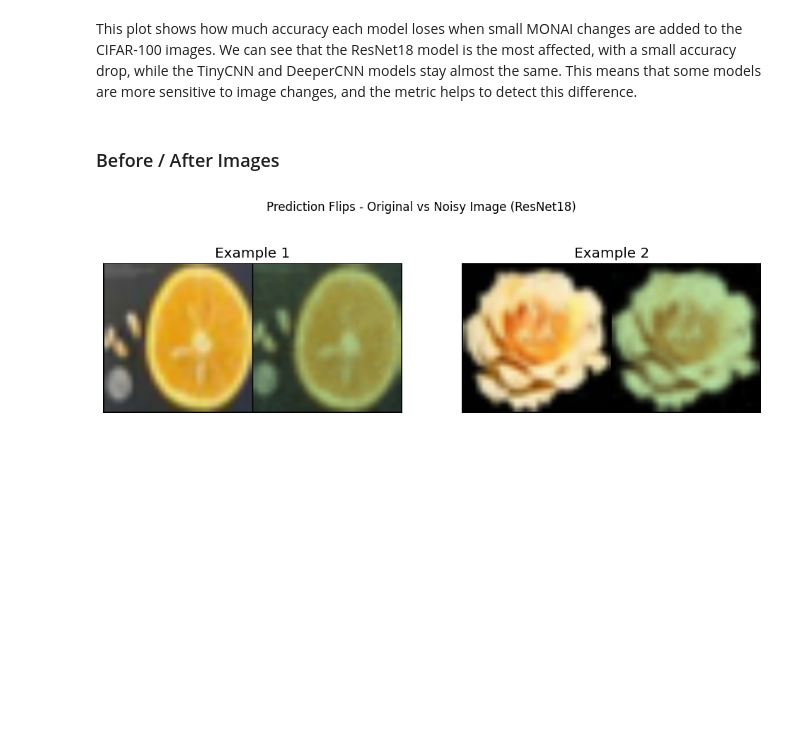
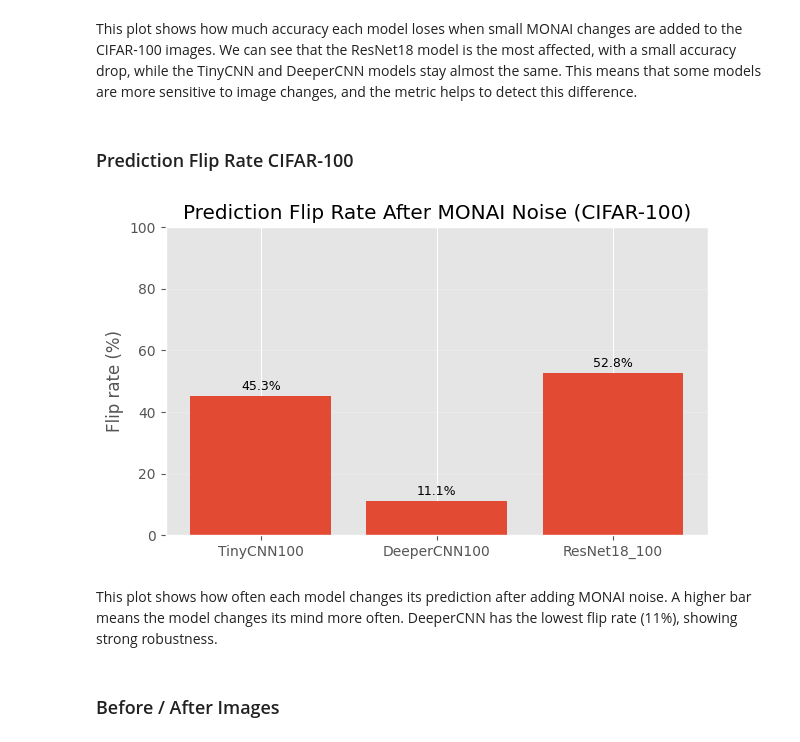
Before and after one commit to meyers-kim/AI-and-Cybersecurity-Project, a Jupyter notebook: acs_results.ipynb, the cells around one changed output. Drawn from its saved outputs; the diff is of its cells as text; code cells hidden in the pictures; blank space fills up the shorter version.

```diff
--- a/acs_results.ipynb
+++ b/acs_results.ipynb
@@ -143,19 +143,28 @@ plt.show()
 # %% [markdown]
 This plot shows how much accuracy each model loses when small MONAI changes are added to the CIFAR-100 images. We can see that the ResNet18 model is the most affected, with a small accuracy drop, while the TinyCNN and DeeperCNN models stay almost the same. This means that some models are more sensitive to image changes, and the metric helps to detect this difference.
+# %% [markdown]
+### Prediction Flip Rate CIFAR-100
+# %%
+flip_rate = (1.0 - cifar_df["acs"].values) * 100.0
+
+plt.figure(figsize=(7,4))
+bars = plt.bar(cifar_df["model"], flip_rate)
+
+plt.ylabel("Flip rate (%)")
+plt.title("Prediction Flip Rate After MONAI Noise (CIFAR-100)")
+plt.ylim(0, 100)
+plt.grid(axis="y", alpha=0.2)
+
+for bar, v in zip(bars, flip_rate):
+    plt.text(bar.get_x() + bar.get_width()/2, v + 1, f"{v:.1f}%",
+             ha="center", va="bottom", fontsize=9)
+
+plt.show()
+# %% [output]
+[figure, added]
+# %% [markdown]
+This plot shows how often each model changes its prediction after adding MONAI noise.
+A higher bar means the model changes its mind more often.
+DeeperCNN has the lowest flip rate (11%), showing strong robustness.
 # %% [markdown]
 ### Before / After Images
-# %%
-flip_root = Path("image_acs_flips_cifar100/ResNet18_100")
-example_paths = list(flip_root.glob("*.png"))[:2]
-
-plt.figure(figsize=(12, 4))
-for i, path in enumerate(example_paths):
-    img = Image.open(path)
-    plt.subplot(1, len(example_paths), i + 1)
-    plt.imshow(img)
-    plt.axis("off")
-    plt.title(f"Example {i+1}")
-plt.suptitle("Prediction Flips - Original vs Noisy Image (ResNet18)")
-plt.show()
-# %% [output]
-[figure, removed]
```
Also changed, not shown: parts of 8 cells of this notebook, 1 other file.
